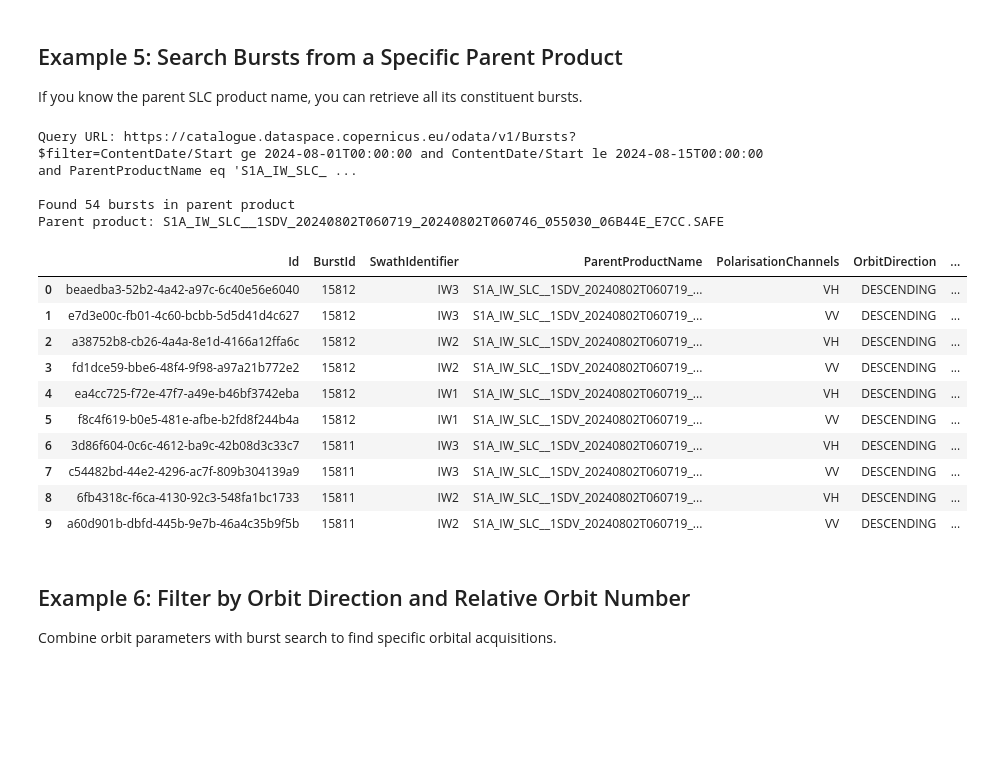
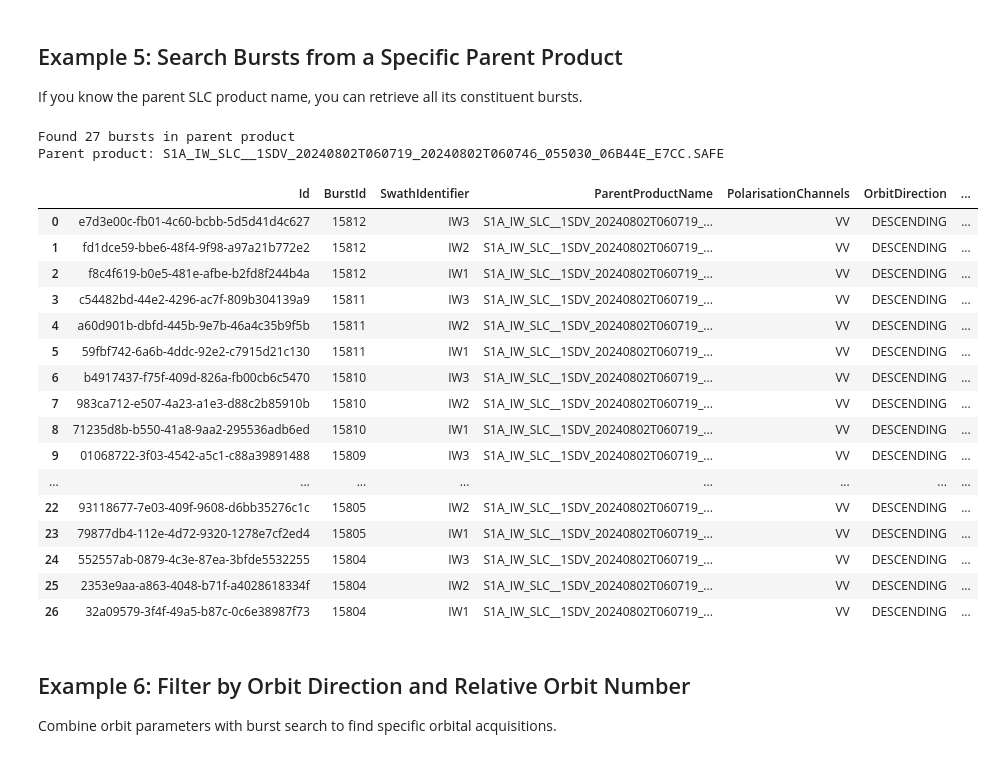
Before and after one commit to ESA-PhiLab/phidown, a Jupyter notebook: notebooks/6_burst_search_examples.ipynb, the cells around one changed output. Saved outputs shown, nothing was run; the diff lists cells and outputs as text; code cells hidden in the pictures; blank space fills up the shorter version.

```diff
--- a/notebooks/6_burst_search_examples.ipynb
+++ b/notebooks/6_burst_search_examples.ipynb
@@ -269,46 +269,50 @@ If you know the parent SLC product name, you can retrieve all its constituent bu
 # %%
 """
 Search by Parent Product Name
 
 Retrieve all bursts from a specific parent SLC product.
 This is useful when you want to access individual bursts from a known product.
 """
 searcher = CopernicusDataSearcher()
 
 # Example parent product name (replace with an actual product name from your results)
 parent_product = 'S1A_IW_SLC__1SDV_20240802T060719_20240802T060746_055030_06B44E_E7CC.SAFE'
 
 searcher.query_by_filter(
     burst_mode=True,
     parent_product_name=parent_product,
     start_date='2024-08-01T00:00:00',
     end_date='2024-08-15T00:00:00',
+    polarisation_channels='VV',
     top=1000  # Get all bursts from this product
 )
 
-print(f'Query URL: {searcher._build_query()}\n')
 
 # Execute and display
 df = searcher.execute_query()
 print(f'Found {len(df)} bursts in parent product')
 print(f'Parent product: {parent_product}\n')
-searcher.display_results(top_n=10)
+searcher.display_results(top_n=100)
 # %% [output]
-Query URL: https://catalogue.dataspace.copernicus.eu/odata/v1/Bursts?$filter=ContentDate/Start ge 2024-08-01T00:00:00 and ContentDate/Start le 2024-08-15T00:00:00 and ParentProductName eq 'S1A_IW_SLC_ ...
-
-Found 54 bursts in parent product
+Found 27 bursts in parent product
 Parent product: S1A_IW_SLC__1SDV_20240802T060719_20240802T060746_055030_06B44E_E7CC.SAFE
 |  | Id | BurstId | SwathIdentifier | ParentProductName | PolarisationChannels | OrbitDirection | ... |
-| 0 | beaedba3-52b2-4a42-a97c-6c40e56e6040 | 15812 | IW3 | S1A_IW_SLC__1SDV_20240802T060719_... | VH | DESCENDING | ... |
-| 1 | e7d3e00c-fb01-4c60-bcbb-5d5d41d4c627 | 15812 | IW3 | S1A_IW_SLC__1SDV_20240802T060719_... | VV | DESCENDING | ... |
-| 2 | a38752b8-cb26-4a4a-8e1d-4166a12ffa6c | 15812 | IW2 | S1A_IW_SLC__1SDV_20240802T060719_... | VH | DESCENDING | ... |
-| 3 | fd1dce59-bbe6-48f4-9f98-a97a21b772e2 | 15812 | IW2 | S1A_IW_SLC__1SDV_20240802T060719_... | VV | DESCENDING | ... |
-| 4 | ea4cc725-f72e-47f7-a49e-b46bf3742eba | 15812 | IW1 | S1A_IW_SLC__1SDV_20240802T060719_... | VH | DESCENDING | ... |
-| 5 | f8c4f619-b0e5-481e-afbe-b2fd8f244b4a | 15812 | IW1 | S1A_IW_SLC__1SDV_20240802T060719_... | VV | DESCENDING | ... |
-| 6 | 3d86f604-0c6c-4612-ba9c-42b08d3c33c7 | 15811 | IW3 | S1A_IW_SLC__1SDV_20240802T060719_... | VH | DESCENDING | ... |
-| 7 | c54482bd-44e2-4296-ac7f-809b304139a9 | 15811 | IW3 | S1A_IW_SLC__1SDV_20240802T060719_... | VV | DESCENDING | ... |
-| 8 | 6fb4318c-f6ca-4130-92c3-548fa1bc1733 | 15811 | IW2 | S1A_IW_SLC__1SDV_20240802T060719_... | VH | DESCENDING | ... |
-| 9 | a60d901b-dbfd-445b-9e7b-46a4c35b9f5b | 15811 | IW2 | S1A_IW_SLC__1SDV_20240802T060719_... | VV | DESCENDING | ... |
+| 0 | e7d3e00c-fb01-4c60-bcbb-5d5d41d4c627 | 15812 | IW3 | S1A_IW_SLC__1SDV_20240802T060719_... | VV | DESCENDING | ... |
+| 1 | fd1dce59-bbe6-48f4-9f98-a97a21b772e2 | 15812 | IW2 | S1A_IW_SLC__1SDV_20240802T060719_... | VV | DESCENDING | ... |
+| 2 | f8c4f619-b0e5-481e-afbe-b2fd8f244b4a | 15812 | IW1 | S1A_IW_SLC__1SDV_20240802T060719_... | VV | DESCENDING | ... |
+| 3 | c54482bd-44e2-4296-ac7f-809b304139a9 | 15811 | IW3 | S1A_IW_SLC__1SDV_20240802T060719_... | VV | DESCENDING | ... |
+| 4 | a60d901b-dbfd-445b-9e7b-46a4c35b9f5b | 15811 | IW2 | S1A_IW_SLC__1SDV_20240802T060719_... | VV | DESCENDING | ... |
+| 5 | 59fbf742-6a6b-4ddc-92e2-c7915d21c130 | 15811 | IW1 | S1A_IW_SLC__1SDV_20240802T060719_... | VV | DESCENDING | ... |
+| 6 | b4917437-f75f-409d-826a-fb00cb6c5470 | 15810 | IW3 | S1A_IW_SLC__1SDV_20240802T060719_... | VV | DESCENDING | ... |
+| 7 | 983ca712-e507-4a23-a1e3-d88c2b85910b | 15810 | IW2 | S1A_IW_SLC__1SDV_20240802T060719_... | VV | DESCENDING | ... |
+| 8 | 71235d8b-b550-41a8-9aa2-295536adb6ed | 15810 | IW1 | S1A_IW_SLC__1SDV_20240802T060719_... | VV | DESCENDING | ... |
+| 9 | 01068722-3f03-4542-a5c1-c88a39891488 | 15809 | IW3 | S1A_IW_SLC__1SDV_20240802T060719_... | VV | DESCENDING | ... |
+| ... | ... | ... | ... | ... | ... | ... | ... |
+| 22 | 93118677-7e03-409f-9608-d6bb35276c1c | 15805 | IW2 | S1A_IW_SLC__1SDV_20240802T060719_... | VV | DESCENDING | ... |
+| 23 | 79877db4-112e-4d72-9320-1278e7cf2ed4 | 15805 | IW1 | S1A_IW_SLC__1SDV_20240802T060719_... | VV | DESCENDING | ... |
+| 24 | 552557ab-0879-4c3e-87ea-3bfde5532255 | 15804 | IW3 | S1A_IW_SLC__1SDV_20240802T060719_... | VV | DESCENDING | ... |
+| 25 | 2353e9aa-a863-4048-b71f-a4028618334f | 15804 | IW2 | S1A_IW_SLC__1SDV_20240802T060719_... | VV | DESCENDING | ... |
+| 26 | 32a09579-3f4f-49a5-b87c-0c6e38987f73 | 15804 | IW1 | S1A_IW_SLC__1SDV_20240802T060719_... | VV | DESCENDING | ... |
 # %% [markdown]
 ## Example 6: Filter by Orbit Direction and Relative Orbit Number
 
```
